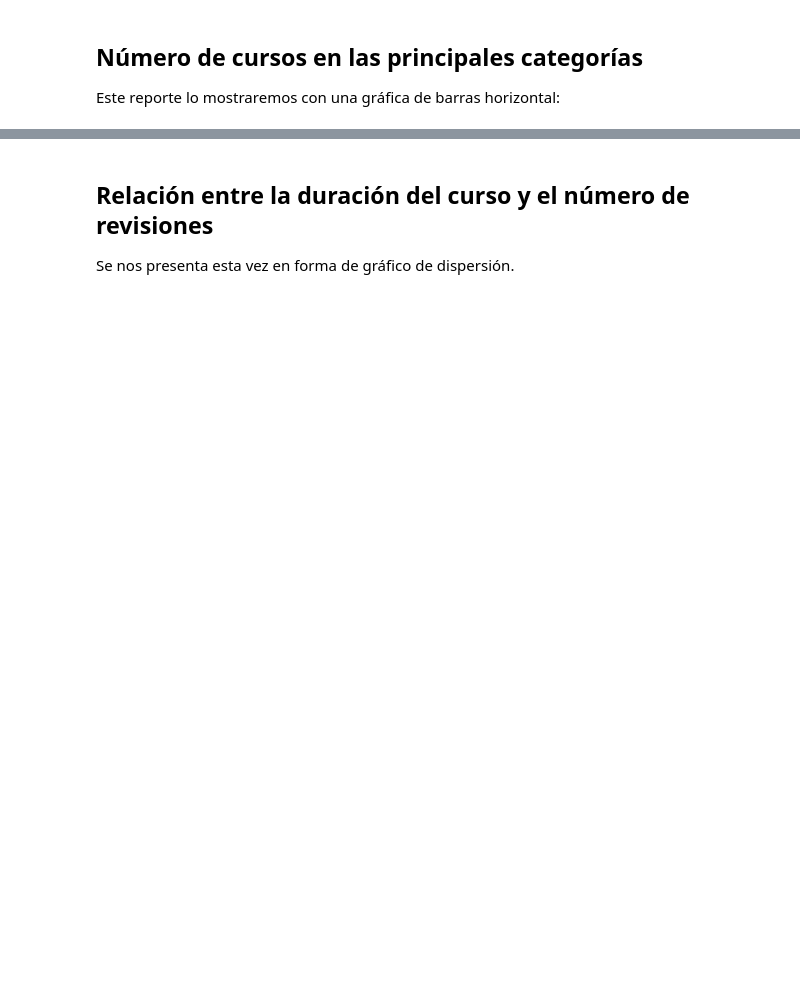
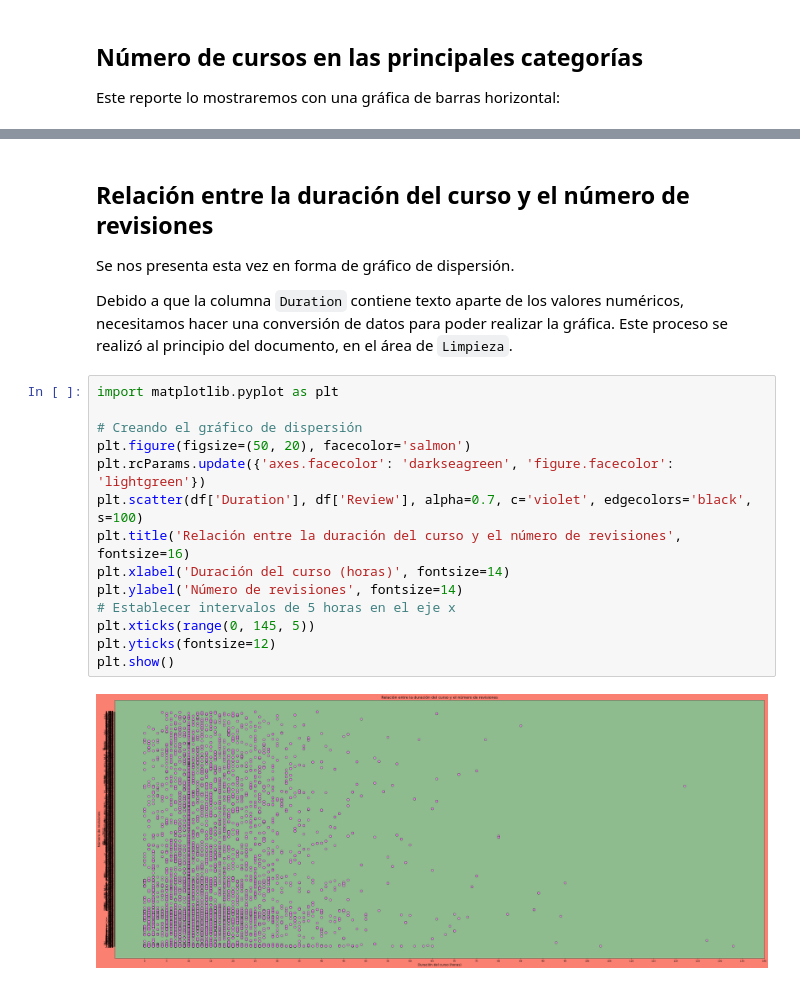
Before and after one commit to NeryJim21/-SS2-Practica2_201700381, a Jupyter notebook: practica2_201700381.ipynb, the cells around one changed output, grey strips where cells are left out. Saved outputs shown, nothing was run; the diff lists cells and outputs as text; blank space fills up the shorter version.

```diff
--- a/practica2_201700381.ipynb
+++ b/practica2_201700381.ipynb
@@ -171,3 +214,21 @@ plt.show()
 ## Relación entre la duración del curso y el número de revisiones
 
 Se nos presenta esta vez en forma de gráfico de dispersión.
+
+Debido a que la columna `Duration` contiene texto aparte de los valores numéricos, necesitamos hacer una conversión de datos para poder realizar la gráfica. Este proceso se realizó al principio del documento, en el área de `Limpieza`.
+# %%
+import matplotlib.pyplot as plt
+
+# Creando el gráfico de dispersión
+plt.figure(figsize=(50, 20), facecolor='salmon')
+plt.rcParams.update({'axes.facecolor': 'darkseagreen', 'figure.facecolor': 'lightgreen'})
+plt.scatter(df['Duration'], df['Review'], alpha=0.7, c='violet', edgecolors='black', s=100)
+plt.title('Relación entre la duración del curso y el número de revisiones', fontsize=16)
+plt.xlabel('Duración del curso (horas)', fontsize=14)
+plt.ylabel('Número de revisiones', fontsize=14)
+# Establecer intervalos de 5 horas en el eje x
+plt.xticks(range(0, 145, 5))
+plt.yticks(fontsize=12)
+plt.show()
+# %% [output]
+[figure, added]
```
Also changed, not shown: parts of 17 cells of this notebook.
